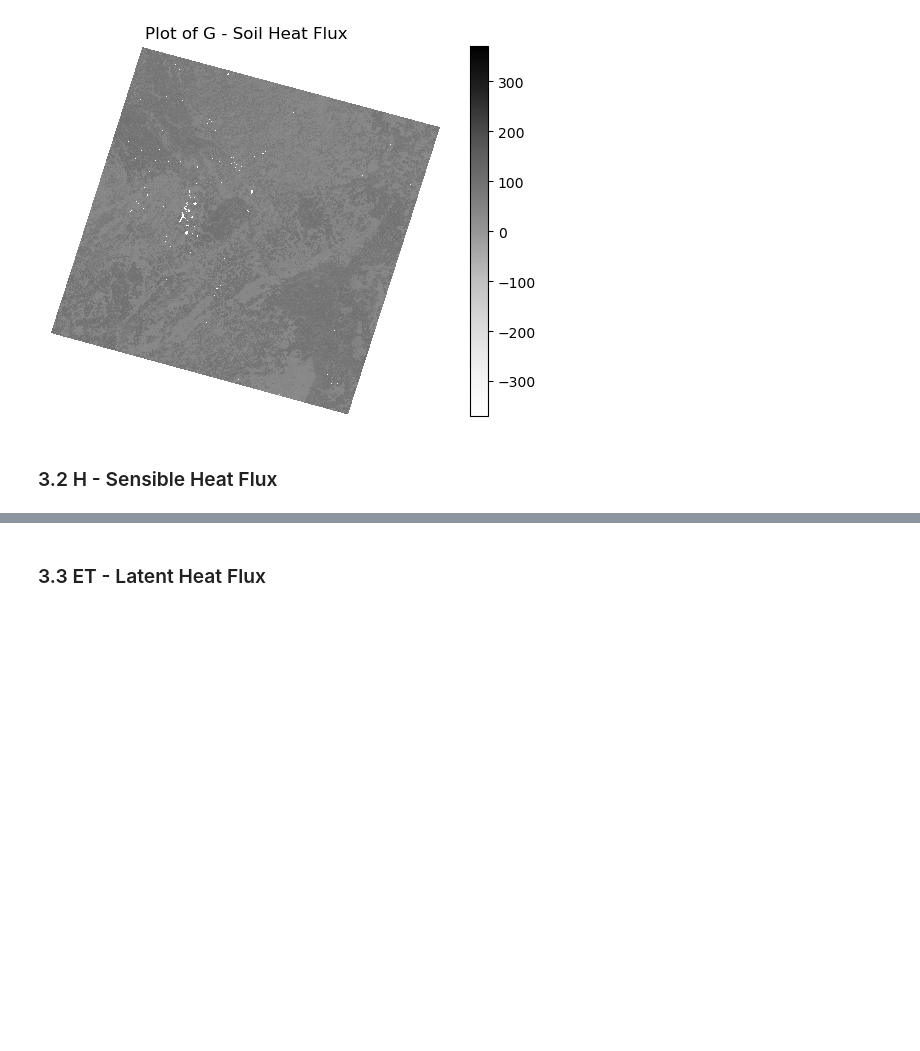
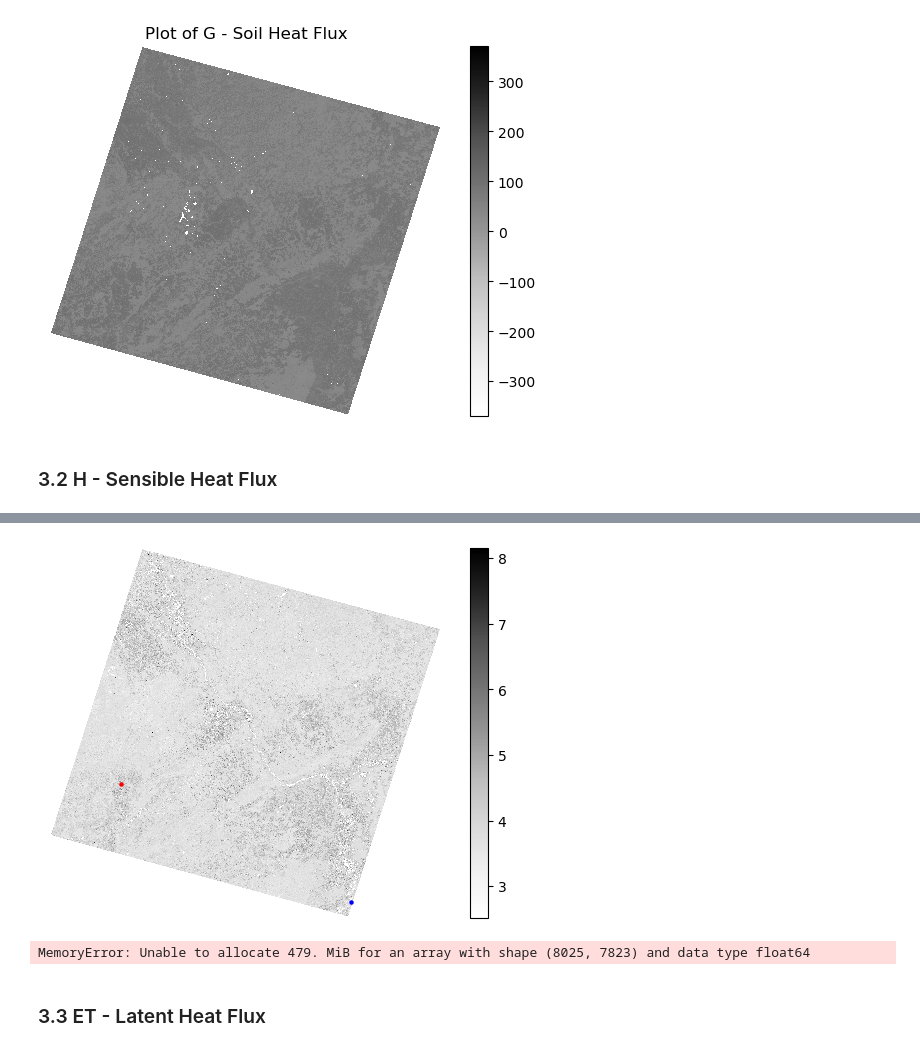
Before and after one commit to nicolast911/ET_master_project, a Jupyter notebook: scripts/SEBAL_Model.ipynb, the cells around one changed output, grey strips where cells are left out. Cells and saved outputs as stored; diff of their text form; code cells hidden in the pictures; blank space fills up the shorter version.

```diff
--- a/scripts/SEBAL_Model.ipynb
+++ b/scripts/SEBAL_Model.ipynb
@@ -429,0 +480,12 @@ plt.show()
+# %%
+# Plot the data
+f, ax=plt.subplots()
+r_ah.plot.imshow(ax=ax,
+                  cmap = "Greys")
+plt.scatter([3.227e+05],[5.537e+06], color='red', s=5)
+plt.scatter([4.616e+05],[5.46e+06], color='blue', s=5)
+ax.set_axis_off()
+ax.set_title("")
+plt.show()
+# %% [output]
+[figure, added]
@@ -429,0 +529,11 @@ plt.show()
+# %%
+# 6. Calcualte Air Temperature Ta and Air density based on Ts and dT
+Ta_pix = Ts_nonan - dT_pix
+
+# Calculate Air density roh
+pressure = 101325  # Air Pressure in Pascal, assumed Value from Wikipedia
+Rs_constant = 287.058   # Specific Gas constant in J/Kg*K
+
+roh_pix = pressure / Rs_constant * Ta
+# %% [output]
+MemoryError: Unable to allocate 479. MiB for an array with shape (8025, 7823) and data type float64
```
Also changed, not shown: parts of 15 cells of this notebook, 1 other file.
